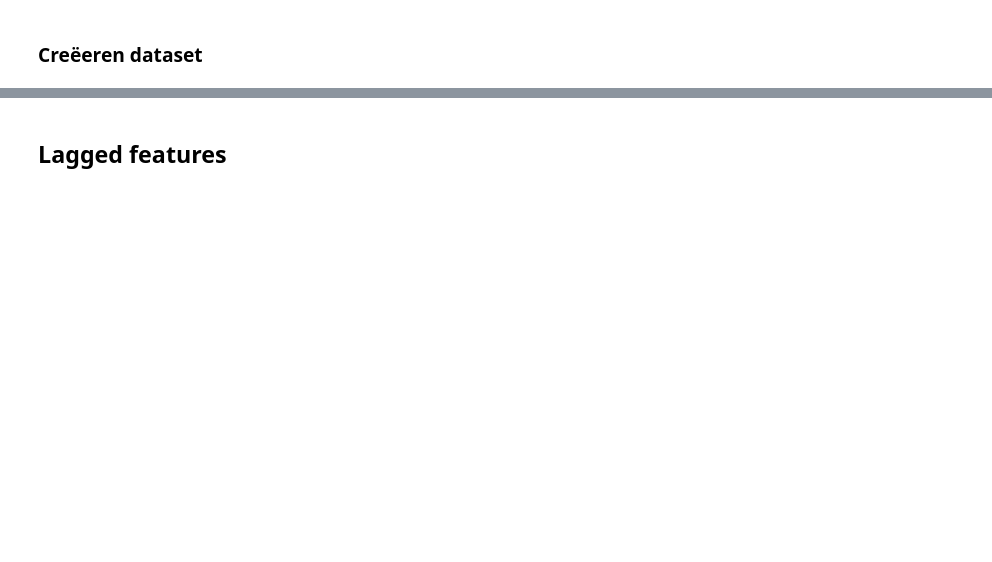
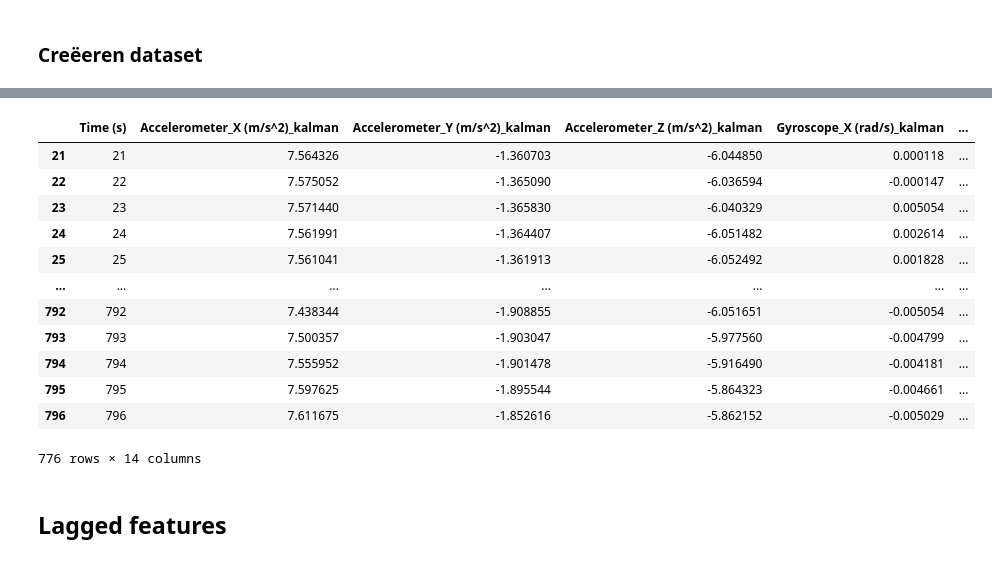
Before and after one commit to PuckVoorham/ML4QS-project, a Jupyter notebook: notebooks/EDA_experiment_joris.ipynb, the cells around one changed output, grey strips where cells are left out. Drawn from its saved outputs; the diff is of its cells as text; code cells hidden in the pictures; blank space fills up the shorter version.

```diff
--- a/notebooks/EDA_experiment_joris.ipynb
+++ b/notebooks/EDA_experiment_joris.ipynb
@@ -435,0 +391,8 @@ final_df_metro_2 = pd.read_csv(r"C:\Users\jdrij\OneDrive\Bureaublad\Master\ML_Gi
+# %%
+sensor_columns = [
+    'Accelerometer_X (m/s^2)', 'Accelerometer_Y (m/s^2)', 'Accelerometer_Z (m/s^2)',
+    'Gyroscope_X (rad/s)', 'Gyroscope_Y (rad/s)', 'Gyroscope_Z (rad/s)',
+    'Linear Accelerometer_X (m/s^2)', 'Linear Accelerometer_Y (m/s^2)', 'Linear Accelerometer_Z (m/s^2)',
+    'Magnetometer_X (µT)', 'Magnetometer_Y (µT)', 'Magnetometer_Z (µT)',
+    'Barometer_X (hPa)'
+]
@@ -435,0 +401,9 @@ final_df_metro_2 = pd.read_csv(r"C:\Users\jdrij\OneDrive\Bureaublad\Master\ML_Gi
+# %%
+def kalman_filter(df):
+    for col in sensor_columns:
+        if col in df.columns:
+            df[f"{col}_kalman"] = apply_kalman_filter(df[col])
+    # Alleen Kalman-kolommen + Time
+    filtered_cols = ["Time (s)"] + [f"{col}_kalman" for col in sensor_columns if f"{col}_kalman" in df.columns]
+    df_filtered = df[filtered_cols]
+    return df_filtered
@@ -435,0 +416,6 @@ final_df_metro_2 = pd.read_csv(r"C:\Users\jdrij\OneDrive\Bureaublad\Master\ML_Gi
+# %%
+metro2_copy = final_df_metro_2.copy()
+trein2_copy = final_df_trein_2.copy()
+rennen2_copy = final_df_rennen_2.copy()
+fietsen2_copy = final_df_fietsen_2.copy()
+auto2_copy = final_df_auto_2.copy()
@@ -436,3 +428,25 @@ final_df_metro_2 = pd.read_csv(r"C:\Users\jdrij\OneDrive\Bureaublad\Master\ML_Gi
+# %%
+metro2_kalman = kalman_filter(metro2_copy)
+trein2_kalman = kalman_filter(trein2_copy)
+rennen2_kalman = kalman_filter(rennen2_copy)
+fietsen2_kalman = kalman_filter(fietsen2_copy)
+auto2_kalman = kalman_filter(auto2_copy)
+# %%
+metro2_kalman
+# %% [output]
+|  | Time (s) | Accelerometer_X (m/s^2)_kalman | Accelerometer_Y (m/s^2)_kalman | Accelerometer_Z (m/s^2)_kalman | Gyroscope_X (rad/s)_kalman | ... |
+| 21 | 21 | 7.564326 | -1.360703 | -6.044850 | 0.000118 | ... |
+| 22 | 22 | 7.575052 | -1.365090 | -6.036594 | -0.000147 | ... |
+| 23 | 23 | 7.571440 | -1.365830 | -6.040329 | 0.005054 | ... |
+| 24 | 24 | 7.561991 | -1.364407 | -6.051482 | 0.002614 | ... |
+| 25 | 25 | 7.561041 | -1.361913 | -6.052492 | 0.001828 | ... |
+| ... | ... | ... | ... | ... | ... | ... |
+| 792 | 792 | 7.438344 | -1.908855 | -6.051651 | -0.005054 | ... |
+| 793 | 793 | 7.500357 | -1.903047 | -5.977560 | -0.004799 | ... |
+| 794 | 794 | 7.555952 | -1.901478 | -5.916490 | -0.004181 | ... |
+| 795 | 795 | 7.597625 | -1.895544 | -5.864323 | -0.004661 | ... |
+| 796 | 796 | 7.611675 | -1.852616 | -5.862152 | -0.005029 | ... |
+776 rows × 14 columns
 # %% [markdown]
 ## Lagged features
 # %%
```
Also changed, not shown: parts of 72 cells of this notebook, 7 other files.
